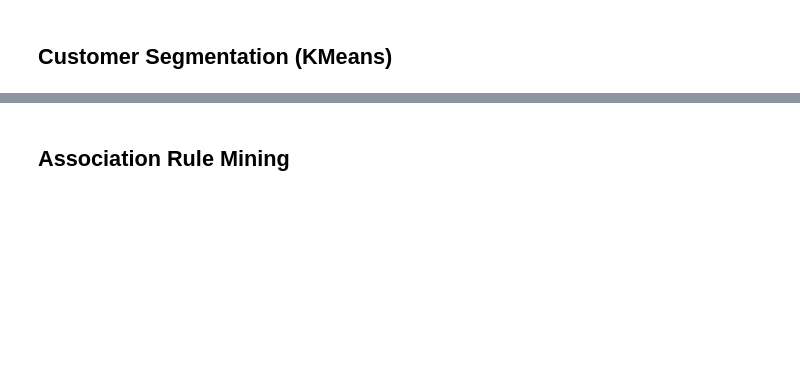
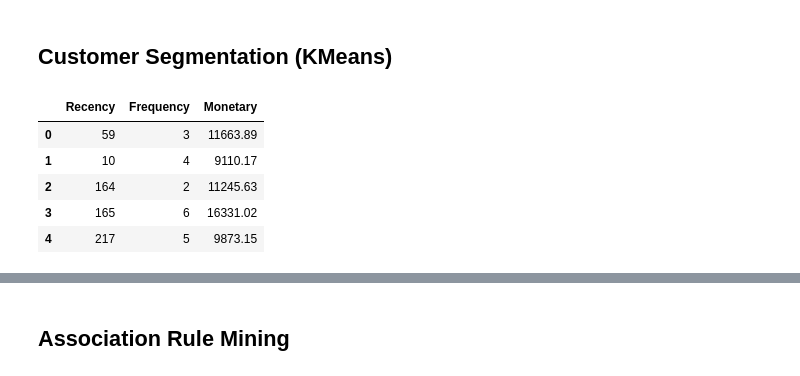
Before and after one commit to PolyU-Computer-Science/Year3-COMP3134-BI-Group-Project, a Jupyter notebook: Group_6.ipynb, the cells around one changed output, grey strips where cells are left out. Saved outputs shown, nothing was run; the diff lists cells and outputs as text; code cells hidden in the pictures; blank space fills up the shorter version.

```diff
--- a/Group_6.ipynb
+++ b/Group_6.ipynb
@@ -343,16 +333,20 @@ from sklearn.cluster import KMeans
 from sklearn.metrics import silhouette_score
 from sklearn.decomposition import PCA
 # %%
+# Feature selection for clustering
 feat_cols = []
-if 'Recency' in rfm.columns:
-    feat_cols.append('Recency')
-if 'Frequency' in rfm.columns:
-    feat_cols.append('Frequency')
-if 'Monetary_log' in rfm.columns:
-    feat_cols.append('Monetary_log')
-elif 'Monetary' in rfm.columns:
-    rfm['Monetary_log'] = np.log1p(rfm['Monetary'])
-    feat_cols.append('Monetary_log')
+
+feat_cols.append('Recency')
+feat_cols.append('Frequency')
+feat_cols.append('Monetary')
 
 X = rfm[feat_cols].fillna(0).copy()
+X.head()
+# %% [output]
+|  | Recency | Frequency | Monetary |
+| 0 | 59 | 3 | 11663.89 |
+| 1 | 10 | 4 | 9110.17 |
+| 2 | 164 | 2 | 11245.63 |
+| 3 | 165 | 6 | 16331.02 |
+| 4 | 217 | 5 | 9873.15 |
 # %%
```
Also changed, not shown: parts of 47 cells of this notebook, 18 other files.
